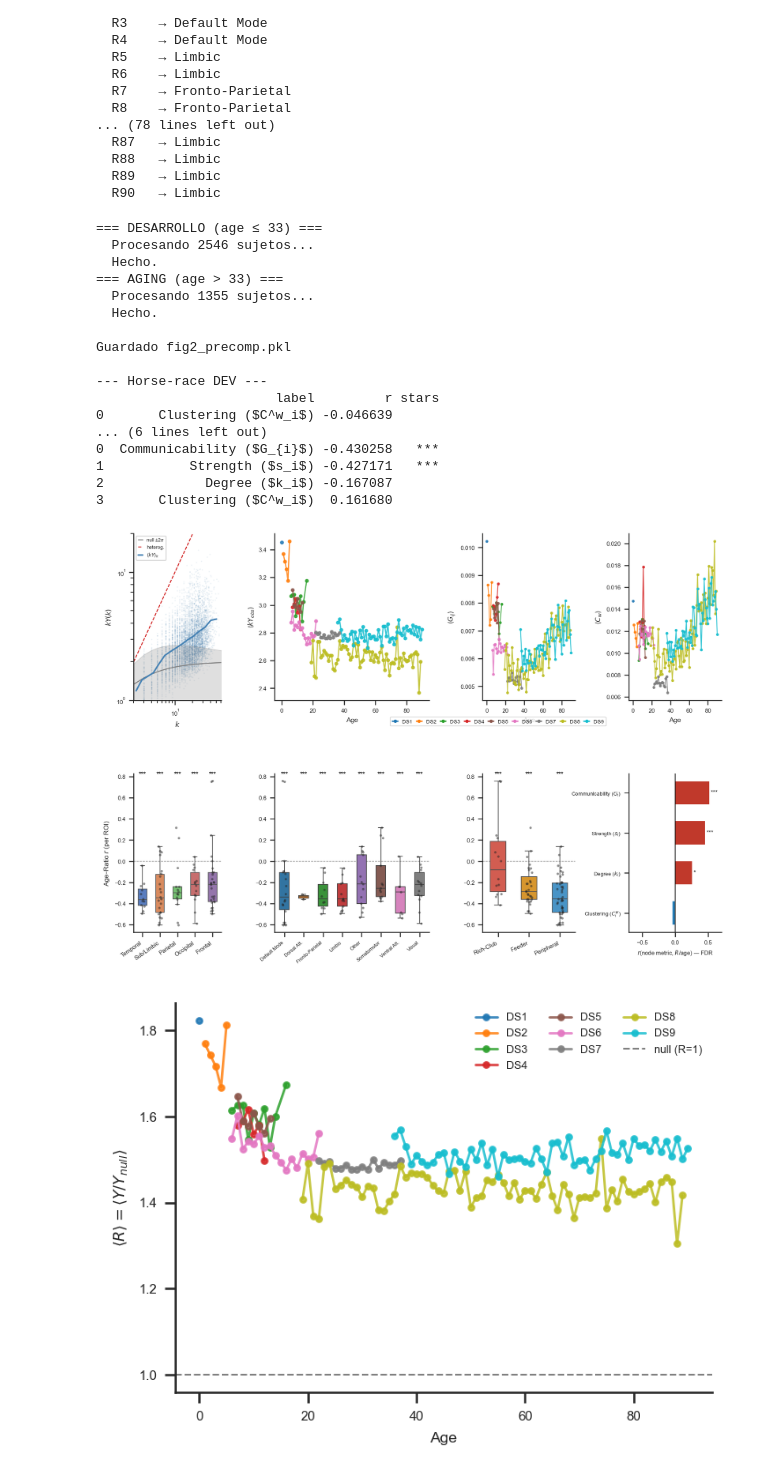
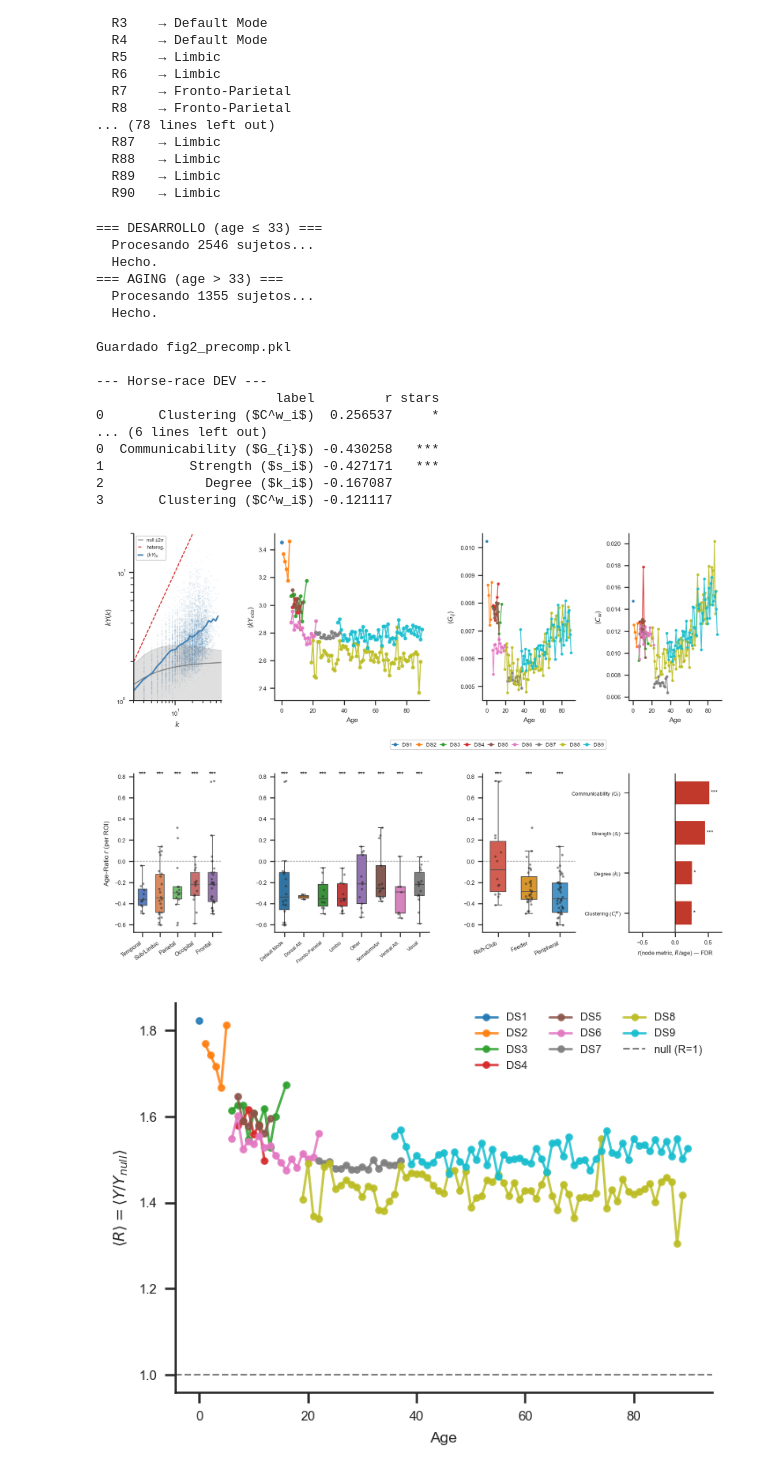
Before and after one commit to alexdeharo269/NetLearn, a Jupyter notebook: firstpart.ipynb, the cells around one changed output. Saved outputs shown, nothing was run; the diff lists cells and outputs as text; code cells hidden in the pictures.

Commit message:
inconsistencias clustering y cálculo métricas pesadas. exportación

```diff
--- a/firstpart.ipynb
+++ b/firstpart.ipynb
@@ -18,20 +18,32 @@ from concurrent.futures import ProcessPoolExecutor, as_completed
 from concurrent.futures import ThreadPoolExecutor, as_completed
 
 
+def _onnela_clustering_global(W):
+    """Onnela et al. 2005 — consistente con _process_subject."""
+    w_max = W.max()
+    if w_max == 0: return 0.0
+    W_cbrt = np.cbrt(W / w_max)
+    k      = (W > 0).sum(axis=1).astype(float)
+    num    = np.sum((W_cbrt @ W_cbrt) * W_cbrt, axis=1)
+    denom  = k * (k - 1)
+    with np.errstate(invalid='ignore', divide='ignore'):
+        c_i = np.where(denom > 0, num / denom, 0.0)
+    return c_i.mean()
+
 
 def _metrics_one_thread(args):
-    """Worker thread: C_unw, C_w, comm_mean para una sola fila."""
     idx, A, rho = args
-
-    A = A.copy()
-    np.fill_diagonal(A, 0)
+    A = A.copy(); np.fill_diagonal(A, 0)
     N = A.shape[0]
 
+    # Unweighted — networkx OK
     G_unw = nx.from_numpy_array((A > 0).astype(float))
-    G_w   = nx.from_numpy_array(A)
     c_unw = nx.average_clustering(G_unw)
-    c_w   = nx.average_clustering(G_w, weight='weight')
 
+    # Weighted — Onnela, igual que _process_subject
+    c_w = _onnela_clustering_global(A)
+
+    # Communicabilidad global
     sr = np.abs(eigvals(A)).max()
     A_norm = A * (rho / sr) if sr > 0 else A
     try:
@@ -41,7 +53,6 @@ def _metrics_one_thread(args):
         comm = np.nan
 
     return idx, c_unw, c_w, comm
-
 
 def compute_extra_metrics(df, rho=0.99, n_workers=8):
     df = df.copy()
@@ -559,13 +570,6 @@ sel = pd.DataFrame(sel_rows)
 groups = [{'subjects': [row], 'color': ds2col[row.dataset],
            'label': f'DS{row.dataset}', 'alpha':0.7, 'ms':3}
           for _, row in sel.iterrows()]
-
-import pickle
-with open('procdata/data.pkl', 'wb') as f:
-    pickle.dump(data, f)
-
-with open('procdata/grep_ageds.pkl', 'wb') as f:
-    pickle.dump(grep_ageds, f)
 # %% [output]
 3901 sujetos, 9 datasets
 # %%
@@ -997,7 +1008,7 @@ warnings.filterwarnings('ignore')
 
 AGE_SPLIT = 33
 N_WORKERS = -1
-LOG_BINS  = np.logspace(0, np.log10(89), 21)
+LOG_BINS  = np.logspace(0, np.log10(89), 50)
 
 def sig_stars(p):
     if p < 0.001: return '***'
@@ -1183,12 +1194,12 @@ Guardado fig2_precomp.pkl
 
 --- Horse-race DEV ---
                        label         r stars
-0       Clustering ($C^w_i$) -0.046639
+0       Clustering ($C^w_i$)  0.256537     *
 ... (6 lines left out)
 0  Communicability ($G_{i}$) -0.430258   ***
 1           Strength ($s_i$) -0.427171   ***
 2             Degree ($k_i$) -0.167087
-3       Clustering ($C^w_i$)  0.161680
+3       Clustering ($C^w_i$) -0.121117
 # %%
 import pickle, matplotlib.pyplot as plt, matplotlib.gridspec as gridspec
 import seaborn as sns
@@ -1311,35 +1322,35 @@ sns.despine(ax=ax_kY)
 traj_cfg = [
     (ax_tdis,  'kY_obs',    r'$\langle kY_{obs}\rangle$', 1.2, 3),
     (ax_tcomm, 'comm_mean', r'$\langle G_{ij}\rangle$',   0.9, 2),
     (ax_tclus, 'C_w',       r'$\langle C_w\rangle$',      0.9, 2),
 ]
 for ax, metric, ylabel, lw, ms in traj_cfg:
     for ds in ds_list:
         sub = data[data.dataset==ds].sort_values('age')
         if metric not in sub.columns or len(sub)==0: continue
         g = sub.groupby('age')[metric].mean()
         ax.plot(g.index, g.values, 'o-', ms=ms, lw=lw, color=ds2col[ds], alpha=0.85)
     ax.set_ylabel(ylabel); ax.set_xlabel('Age')
     sns.despine(ax=ax)
 
 # Leyenda alineada bajo trayectorias
 fig.canvas.draw()
 p_l = ax_tdis.get_position(); p_r = ax_tclus.get_position()
 handles = [plt.Line2D([0],[0], color=ds2col[ds], lw=1.3, marker='o',
                        ms=2.5, label=f'DS{ds}') for ds in ds_list]
 fig.legend(handles=handles,
            loc='lower center',
-           bbox_to_anchor=((p_l.x0+p_r.x1)/2, p_l.y0-0.055),
+           bbox_to_anchor=((p_l.x0+p_r.x1)/2, p_l.y0-0.1),
            bbox_transform=fig.transFigure,
            ncol=len(ds_list), fontsize=5.5, frameon=True,
            handlelength=1.1, columnspacing=0.7)
 
 draw_bottom_row(bot_axes, df_dev, hr_dev)
 
 plt.savefig('borradorv2/fig2_main.pdf', bbox_inches='tight', dpi=300)
 plt.show()
 # %% [output]
-[figure, old version]
+[figure, new version]
 # %%
 # ── Mini-plot: R = kY_obs / kY_null vs age, por dataset ──────────────
 fig, ax = plt.subplots(figsize=(4, 3))
```
Also changed, not shown: parts of 6 cells of this notebook.
